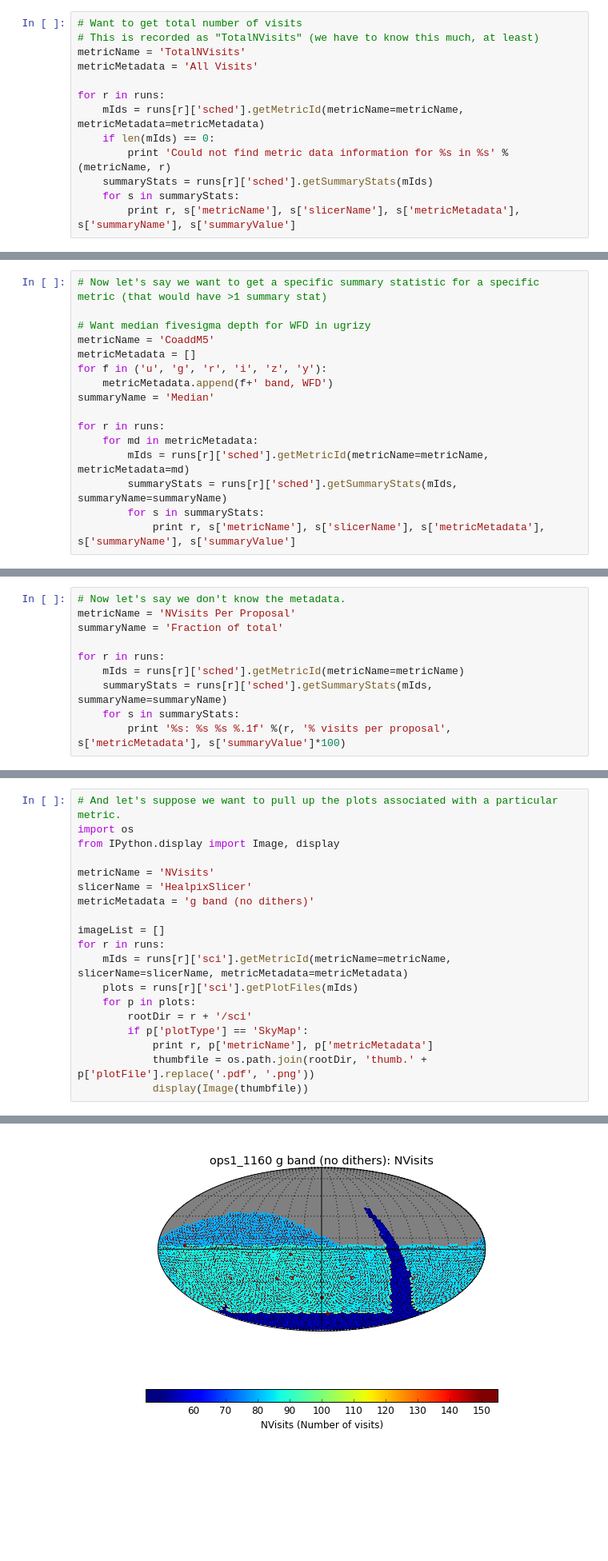
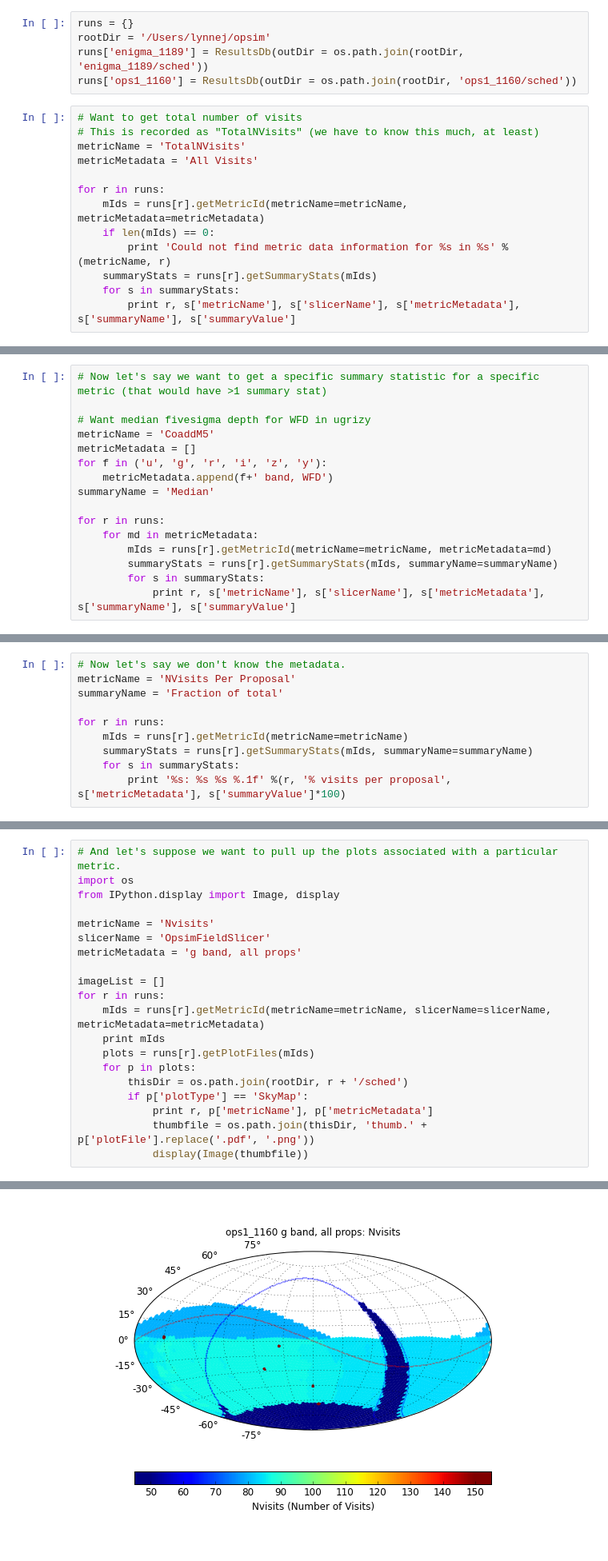
Before and after one commit to lsst-sims/legacy_sims_maf, a Jupyter notebook: examples/tutorials/Compare Runs.ipynb, the cells around one changed output, grey strips where cells are left out. Shown: that part at 80% size. Drawn from its saved outputs; the diff is of its cells as text; blank space fills up the shorter version.

```diff
--- a/examples/tutorials/Compare Runs.ipynb
+++ b/examples/tutorials/Compare Runs.ipynb
@@ -13,3 +6,8 @@ runs['ops1_1160']['sci'] = ResultsDb(outDir='ops1_1160/sci')
+# %%
+runs = {}
+rootDir = '/Users/lynnej/opsim'
+runs['enigma_1189'] = ResultsDb(outDir = os.path.join(rootDir, 'enigma_1189/sched'))
+runs['ops1_1160'] = ResultsDb(outDir = os.path.join(rootDir, 'ops1_1160/sched'))
 # %%
 # Want to get total number of visits
 # This is recorded as "TotalNVisits" (we have to know this much, at least)
@@ -17,10 +15,10 @@ metricName = 'TotalNVisits'
 metricMetadata = 'All Visits'
 
 for r in runs:
-    mIds = runs[r]['sched'].getMetricId(metricName=metricName, metricMetadata=metricMetadata)
+    mIds = runs[r].getMetricId(metricName=metricName, metricMetadata=metricMetadata)
     if len(mIds) == 0:
         print 'Could not find metric data information for %s in %s' %(metricName, r)
-    summaryStats = runs[r]['sched'].getSummaryStats(mIds)
+    summaryStats = runs[r].getSummaryStats(mIds)
     for s in summaryStats:
         print r, s['metricName'], s['slicerName'], s['metricMetadata'], s['summaryName'], s['summaryValue']
 # %% [output]
@@ -38,8 +36,8 @@ summaryName = 'Median'
 
 for r in runs:
     for md in metricMetadata:
-        mIds = runs[r]['sched'].getMetricId(metricName=metricName, metricMetadata=md)
-        summaryStats = runs[r]['sched'].getSummaryStats(mIds, summaryName=summaryName)
+        mIds = runs[r].getMetricId(metricName=metricName, metricMetadata=md)
+        summaryStats = runs[r].getSummaryStats(mIds, summaryName=summaryName)
         for s in summaryStats:
             print r, s['metricName'], s['slicerName'], s['metricMetadata'], s['summaryName'], s['summaryValue']
 # %% [output]
@@ -61,8 +59,8 @@ metricName = 'NVisits Per Proposal'
 summaryName = 'Fraction of total'
 
 for r in runs:
-    mIds = runs[r]['sched'].getMetricId(metricName=metricName)
-    summaryStats = runs[r]['sched'].getSummaryStats(mIds, summaryName=summaryName)
+    mIds = runs[r].getMetricId(metricName=metricName)
+    summaryStats = runs[r].getSummaryStats(mIds, summaryName=summaryName)
     for s in summaryStats:
         print '%s: %s %s %.1f' %(r, '% visits per proposal', s['metricMetadata'], s['summaryValue']*100)
 # %% [output]
@@ -83,18 +81,19 @@ enigma_1189: % visits per proposal WFD 85.4
 import os
 from IPython.display import Image, display
 
-metricName = 'NVisits'
-slicerName = 'HealpixSlicer'
-metricMetadata = 'g band (no dithers)'
+metricName = 'Nvisits'
+slicerName = 'OpsimFieldSlicer'
+metricMetadata = 'g band, all props'
 
 imageList = []
 for r in runs:
-    mIds = runs[r]['sci'].getMetricId(metricName=metricName, slicerName=slicerName, metricMetadata=metricMetadata)
-    plots = runs[r]['sci'].getPlotFiles(mIds)
+    mIds = runs[r].getMetricId(metricName=metricName, slicerName=slicerName, metricMetadata=metricMetadata)
+    print mIds
+    plots = runs[r].getPlotFiles(mIds)
     for p in plots:
-        rootDir = r + '/sci'
+        thisDir = os.path.join(rootDir, r + '/sched')
         if p['plotType'] == 'SkyMap':
             print r, p['metricName'], p['metricMetadata']
-            thumbfile = os.path.join(rootDir, 'thumb.' + p['plotFile'].replace('.pdf', '.png'))
+            thumbfile = os.path.join(thisDir, 'thumb.' + p['plotFile'].replace('.pdf', '.png'))
             display(Image(thumbfile))
 # %% [output]
@@ -102 +102 @@ ops1_1160 NVisits g band (no dithers)
-[figure, old version]
+[figure, new version]
```
Also changed, not shown: parts of 4 cells of this notebook.
